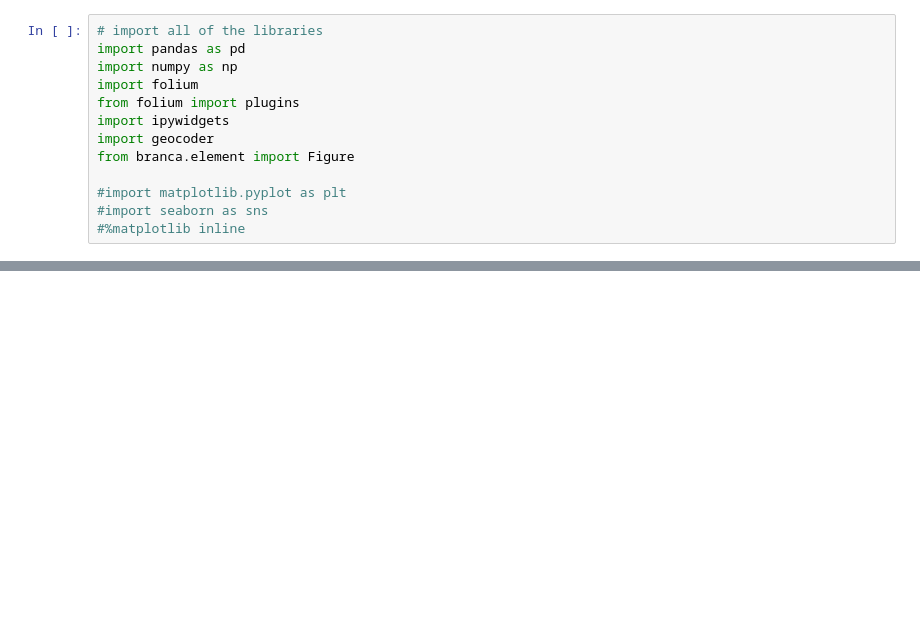
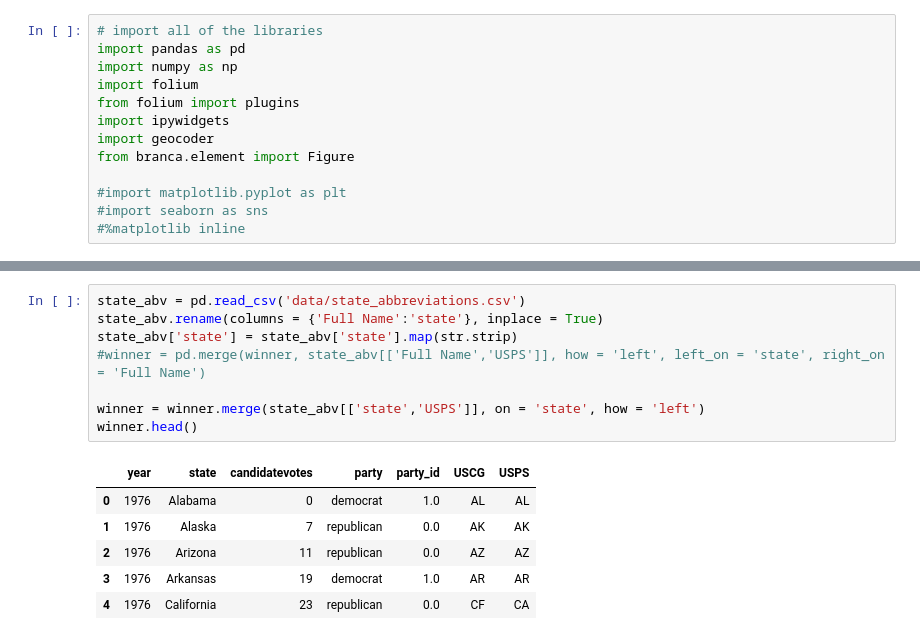
Before and after one commit to ta-data-mexpt/project-dataviz, a Jupyter notebook: main.ipynb, the cells around one changed output, grey strips where cells are left out. Saved outputs shown, nothing was run; the diff lists cells and outputs as text; blank space fills up the shorter version.

```diff
--- a/main.ipynb
+++ b/main.ipynb
@@ -78,0 +102,15 @@ m
+# %%
+state_abv = pd.read_csv('data/state_abbreviations.csv')
+state_abv.rename(columns = {'Full Name':'state'}, inplace = True)
+state_abv['state'] = state_abv['state'].map(str.strip)
+#winner = pd.merge(winner, state_abv[['Full Name','USPS']], how = 'left', left_on = 'state', right_on = 'Full Name')
+
+winner = winner.merge(state_abv[['state','USPS']], on = 'state', how = 'left')
+winner.head()
+# %% [output]
+|  | year | state | candidatevotes | party | party_id | USCG | USPS |
+| 0 | 1976 | Alabama | 0 | democrat | 1.0 | AL | AL |
+| 1 | 1976 | Alaska | 7 | republican | 0.0 | AK | AK |
+| 2 | 1976 | Arizona | 11 | republican | 0.0 | AZ | AZ |
+| 3 | 1976 | Arkansas | 19 | democrat | 1.0 | AR | AR |
+| 4 | 1976 | California | 23 | republican | 0.0 | CF | CA |
```
Also changed, not shown: parts of 6 cells of this notebook, 2 other files.
